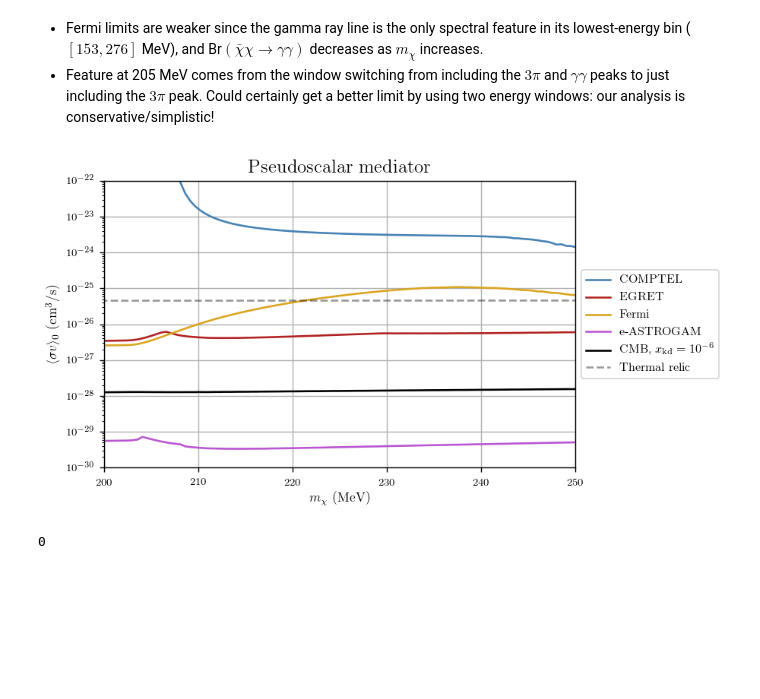
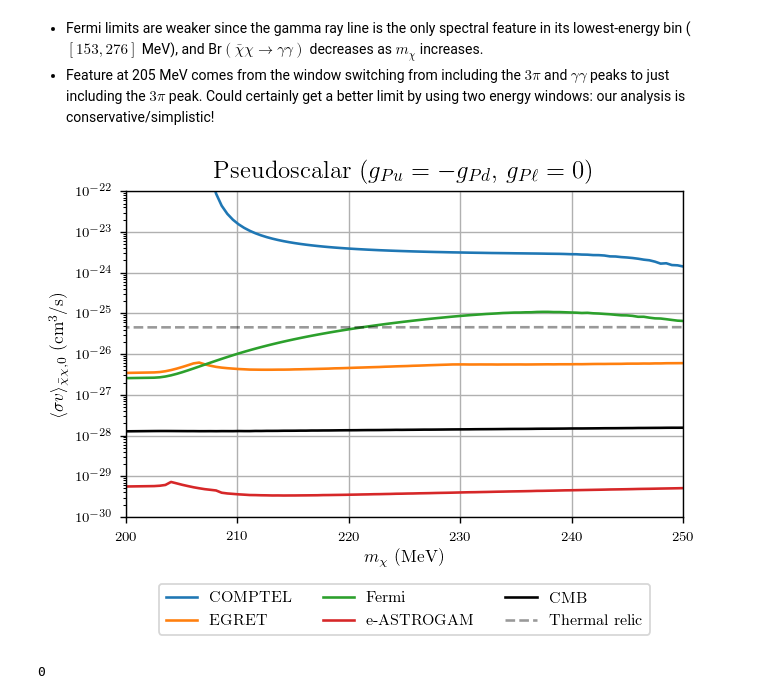
Before and after one commit to LoganAMorrison/Hazma, a Jupyter notebook: tutorials/gamma_ray_limits.ipynb, the cells around one changed output. Drawn from its saved outputs; the diff is of its cells as text; code cells hidden in the pictures; blank space fills up the shorter version.

```diff
--- a/tutorials/gamma_ray_limits.ipynb
+++ b/tutorials/gamma_ray_limits.ipynb
@@ -17,7 +17,7 @@ from hazma.gamma_ray_parameters import (energy_res_fermi, energy_res_e_astrogam,
                                         gc_bg_model, solid_angle)
 from hazma.cmb import vx_cmb
 
-colors = 2*[c["color"] for c in plt.rcParams["axes.prop_cycle"]]
+from utilities import latex_text_width_1col
 # %% [markdown]
 ## Profiling
 # %%
@@ -264,33 +263,32 @@ psm_mxs, psm_lims_cmb = np.loadtxt("data/psm_lims_cmb.csv", delimiter=",").T
 * Fermi limits are weaker since the gamma ray line is the only spectral feature in its lowest-energy bin ($[153, 276]$ MeV), and Br$(\bar{\chi}\chi \to \gamma\gamma)$ decreases as $m_\chi$ increases.
 * Feature at 205 MeV comes from the window switching from including the $3\pi$ and $\gamma\gamma$ peaks to just including the $3\pi$ peak. Could certainly get a better limit by using two energy windows: our analysis is conservative/simplistic!
 # %%
-plt.figure(figsize=(8, 4))
+plt.figure(figsize=(latex_text_width_1col,
+                    0.6*latex_text_width_1col))
 
-plt.plot(psm_mxs, psm_lims_comptel, label="COMPTEL", color=colors[0])
-plt.plot(psm_mxs, psm_lims_egret, label="EGRET", color=colors[1])
-plt.plot(psm_mxs, psm_lims_fermi, label="Fermi", color=colors[2])
-plt.plot(psm_mxs, psm_lims_e_astrogam, label="e-ASTROGAM", color=colors[3])
-plt.plot(psm_mxs, psm_lims_cmb, label=r"CMB, $x_{\mathrm{kd}} = 10^{-6}$", color="black")
+plt.plot(psm_mxs, psm_lims_comptel, label="COMPTEL")
+plt.plot(psm_mxs, psm_lims_egret, label="EGRET")
+plt.plot(psm_mxs, psm_lims_fermi, label="Fermi")
+plt.plot(psm_mxs, psm_lims_e_astrogam, label="e-ASTROGAM")
+plt.plot(psm_mxs, psm_lims_cmb, label=r"CMB", color="black")
 plt.plot(rd_mxs, rd_lims, '--', label="Thermal relic", color="black", alpha=0.4)
 
 plt.xlim(psm_mxs[[0, -1]])
 plt.ylim([1e-30, 1e-22])
 # plt.xscale("log")
 plt.yscale("log")
 plt.grid()
 plt.xlabel(r"$m_\chi$ (MeV)")
-plt.ylabel(r"$\langle \sigma v \rangle_0$ (cm$^3$/s)")  #  * (v_\chi / v_0)^2
-plt.title("Pseudoscalar mediator")
+plt.ylabel(r"$\langle \sigma v \rangle_{\bar{\chi}\chi,0}$ (cm$^3$/s)")  #  * (v_\chi / v_0)^2
+plt.title("Pseudoscalar ($g_{Pu} = -g_{Pd}$, $g_{P\ell} = 0$)")
 
-# Shrink current axis by 20%
-box = plt.gca().get_position()
-plt.gca().set_position([box.x0, box.y0, box.width * 0.8, box.height])
-# Put a legend to the right of the current axis
-plt.gca().legend(loc='center left', bbox_to_anchor=(1, 0.5))
+legend = plt.gca().legend(loc='lower center', bbox_to_anchor=(0.5, -0.385), ncol=3)
 
-plt.savefig("figures/psm_mfv_sigmav_limits.pdf")
+plt.savefig("figures/psm_type_III_2HDM_sigmav_limits.pdf",
+            bbox_extra_artists=(legend,),
+            bbox_inches='tight')
 # %% [output]
-[figure, old version]
+[figure, new version]
 # %%
 import os
 os.system('say "Done computing limits"')
```
Also changed, not shown: parts of 8 cells of this notebook, 11 other files.
